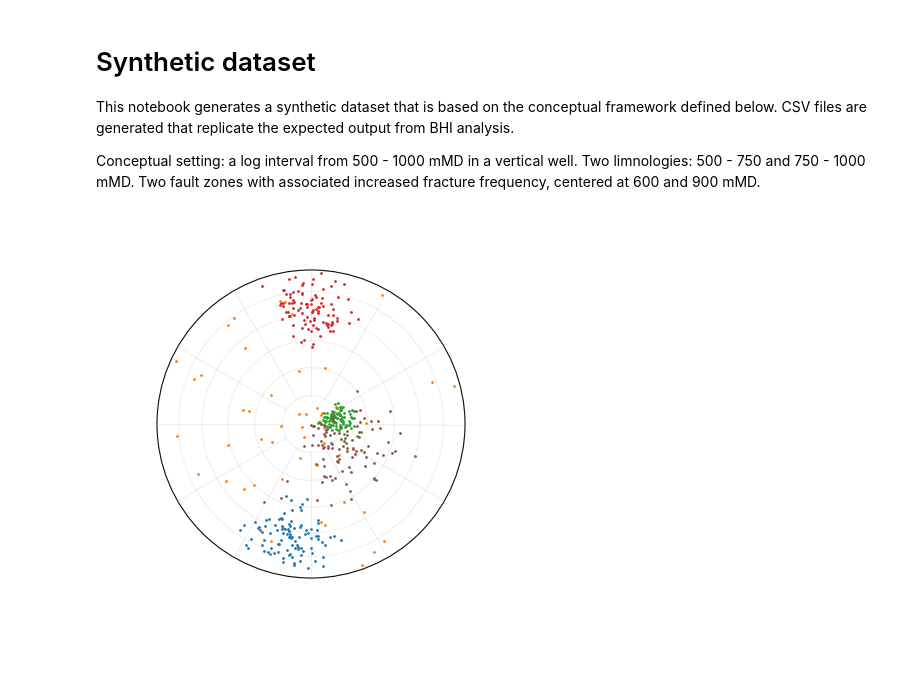
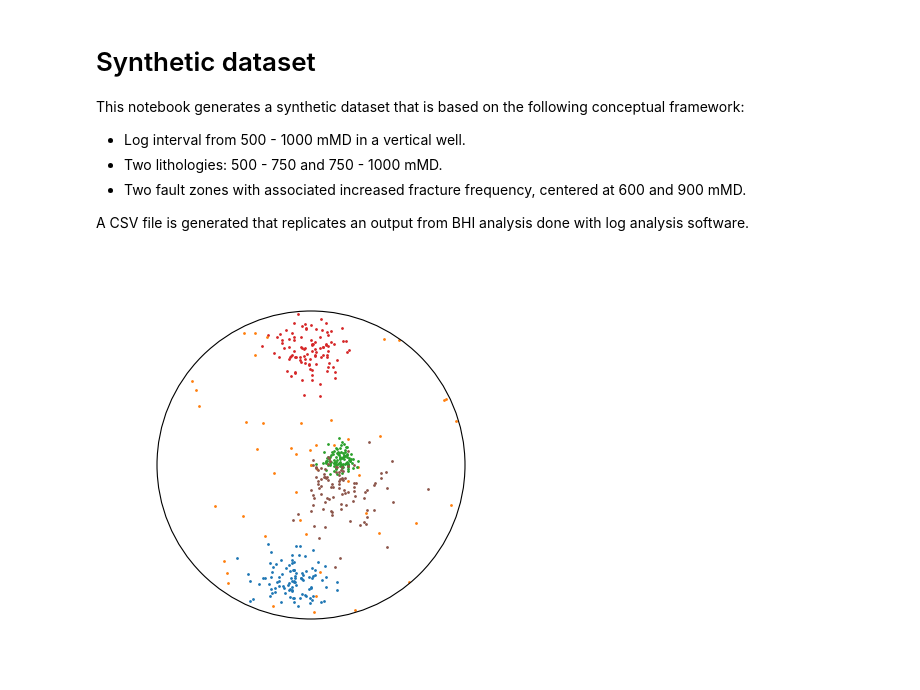
Before and after one commit to ICWallis/borehole-image-analysis-with-python, a Jupyter notebook: 0_Synthetic data.ipynb, the cells around one changed output. Cells and saved outputs as stored; diff of their text form; code cells hidden in the pictures; blank space fills up the shorter version.

```diff
--- a/0_Synthetic data.ipynb
+++ b/0_Synthetic data.ipynb
@@ -1,9 +1,12 @@
 # %% [markdown]
 # Synthetic dataset
 
-This notebook generates a synthetic dataset that is based on the conceptual framework defined below. CSV files are generated that replicate the expected output from BHI analysis.
+This notebook generates a synthetic dataset that is based on the following conceptual framework:
+- Log interval from 500 - 1000 mMD in a vertical well.
+- Two lithologies: 500 - 750 and 750 - 1000 mMD.
+- Two fault zones with associated increased fracture frequency, centered at 600 and 900 mMD.
 
-Conceptual setting: a log interval from 500 - 1000 mMD in a vertical well. Two limnologies: 500 - 750 and 750 - 1000 mMD. Two fault zones with associated increased fracture frequency, centered at 600 and 900 mMD.
+A CSV file is generated that replicates an output from BHI analysis done with log analysis software.
 # %%
 import pandas as pd
 import numpy as np
@@ -44,24 +48,17 @@ attribute_bedding2 = 100 * ['Bed boundary']
 # %%
 fig = plt.figure(figsize=(4,4))
 ax = fig.add_subplot(111, projection='stereonet')
 
 ax.pole(strike_cluster1, dip_cluster1, marker = 'o', color = 'tab:red', markersize=1)
 ax.pole(strike_cluster2, dip_cluster2, marker = 'o', color = 'tab:blue', markersize=1)
 ax.pole(strike_background, dip_background, marker = 'o', color = 'tab:orange', markersize=1)
 ax.pole(strike_bedding1, dip_bedding1, marker = 'o', color = 'tab:green', markersize=1)
 ax.pole(strike_bedding2, dip_bedding2, marker = 'o', color = 'tab:brown', markersize=1)
 
-
-ax.grid(
-    kind="polar", # Bug here that needs resolving
-    zorder = 1,
-    alpha = 0.2
-)
-
 ax.set_azimuth_ticks([])
 plt.show()
 # %% [output]
-[figure, old version]
+[figure, new version]
 # %%
 # make a set of five histograms using plt.subplots and defining explicitly the axes
 
```
Also changed, not shown: parts of 8 cells of this notebook.
